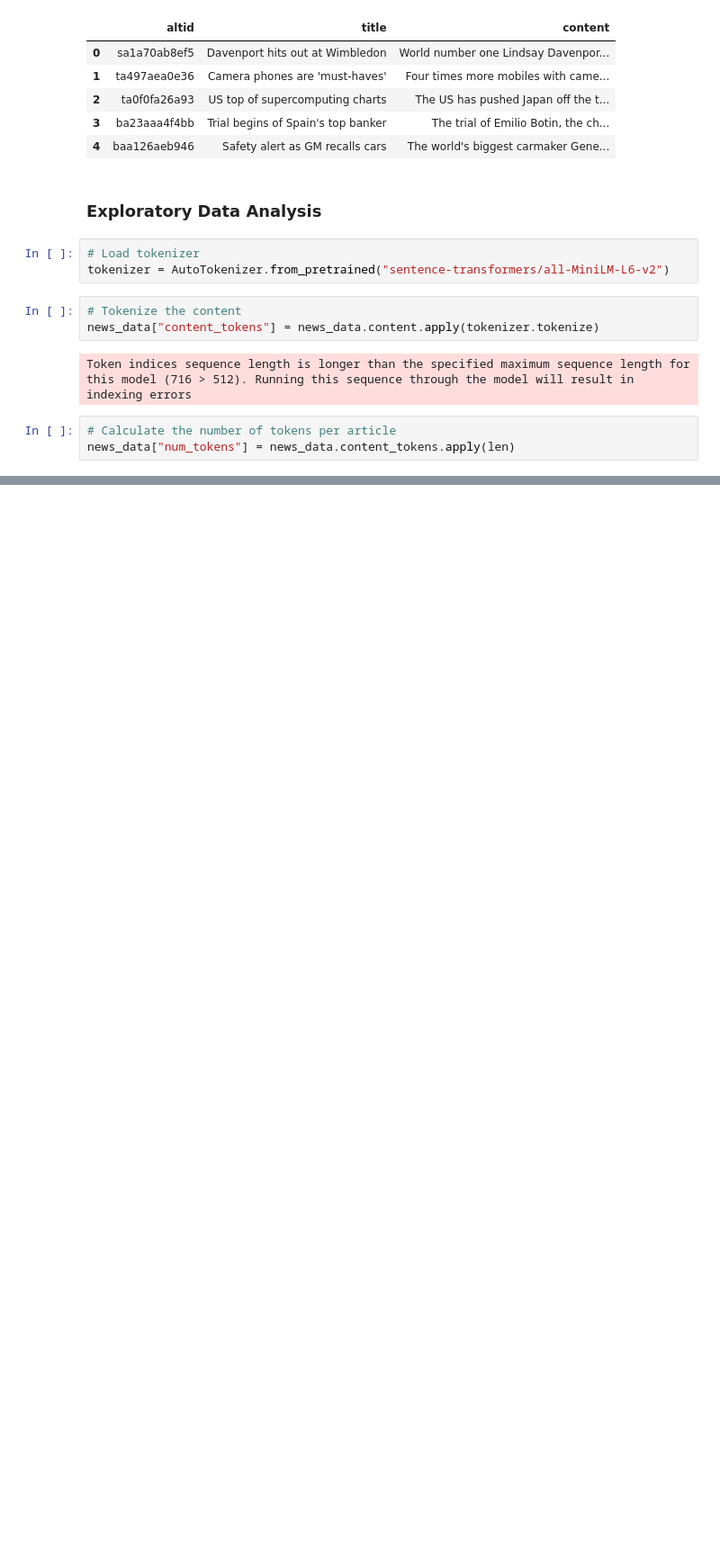
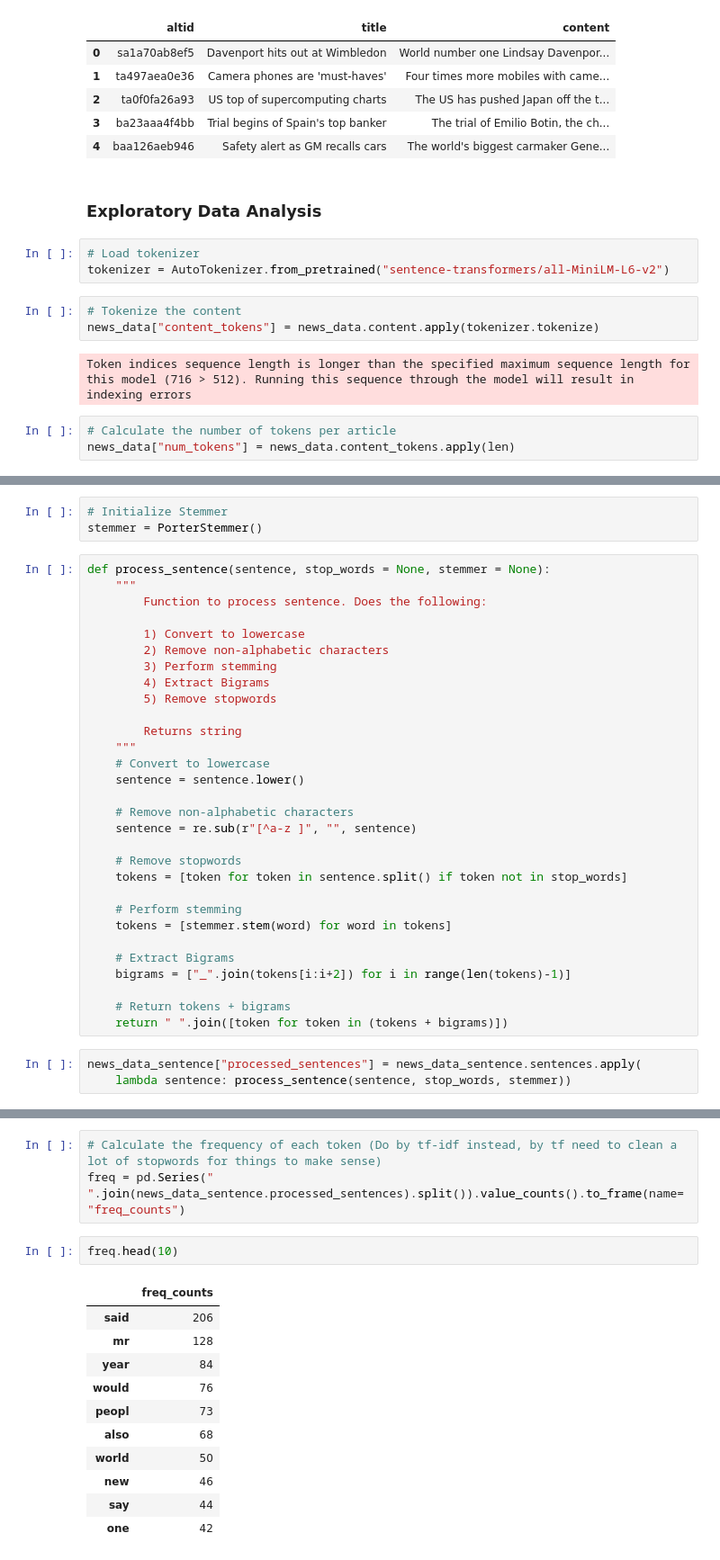
Before and after one commit to AddChew/Text-Clustering, a Jupyter notebook: Text Clustering.ipynb, the cells around one changed output, grey strips where cells are left out. Shown at 90% size. Saved outputs shown, nothing was run; the diff lists cells and outputs as text; blank space fills up the shorter version.

```diff
--- a/Text Clustering.ipynb
+++ b/Text Clustering.ipynb
@@ -60,0 +90,36 @@ Name: num_tokens, dtype: float64
+# %%
+# Initialize Stemmer
+stemmer = PorterStemmer()
+# %%
+def process_sentence(sentence, stop_words = None, stemmer = None):
+    """
+        Function to process sentence. Does the following:
+
+        1) Convert to lowercase
+        2) Remove non-alphabetic characters
+        3) Perform stemming
+        4) Extract Bigrams
+        5) Remove stopwords
+
+        Returns string
+    """
+    # Convert to lowercase
+    sentence = sentence.lower()
+
+    # Remove non-alphabetic characters
+    sentence = re.sub(r"[^a-z ]", "", sentence)
+
+    # Remove stopwords
+    tokens = [token for token in sentence.split() if token not in stop_words]
+
+    # Perform stemming
+    tokens = [stemmer.stem(word) for word in tokens]
+
+    # Extract Bigrams
+    bigrams = ["_".join(tokens[i:i+2]) for i in range(len(tokens)-1)]
+
+    # Return tokens + bigrams
+    return " ".join([token for token in (tokens + bigrams)])
+# %%
+news_data_sentence["processed_sentences"] = news_data_sentence.sentences.apply(
+    lambda sentence: process_sentence(sentence, stop_words, stemmer))
@@ -60,0 +130,17 @@ Name: num_tokens, dtype: float64
+# %%
+# Calculate the frequency of each token (Do by tf-idf instead, by tf need to clean a lot of stopwords for things to make sense)
+freq = pd.Series(" ".join(news_data_sentence.processed_sentences).split()).value_counts().to_frame(name="freq_counts")
+# %%
+freq.head(10)
+# %% [output]
+|  | freq_counts |
+| said | 206 |
+| mr | 128 |
+| year | 84 |
+| would | 76 |
+| peopl | 73 |
+| also | 68 |
+| world | 50 |
+| new | 46 |
+| say | 44 |
+| one | 42 |
```
Also changed, not shown: parts of 11 cells of this notebook.
